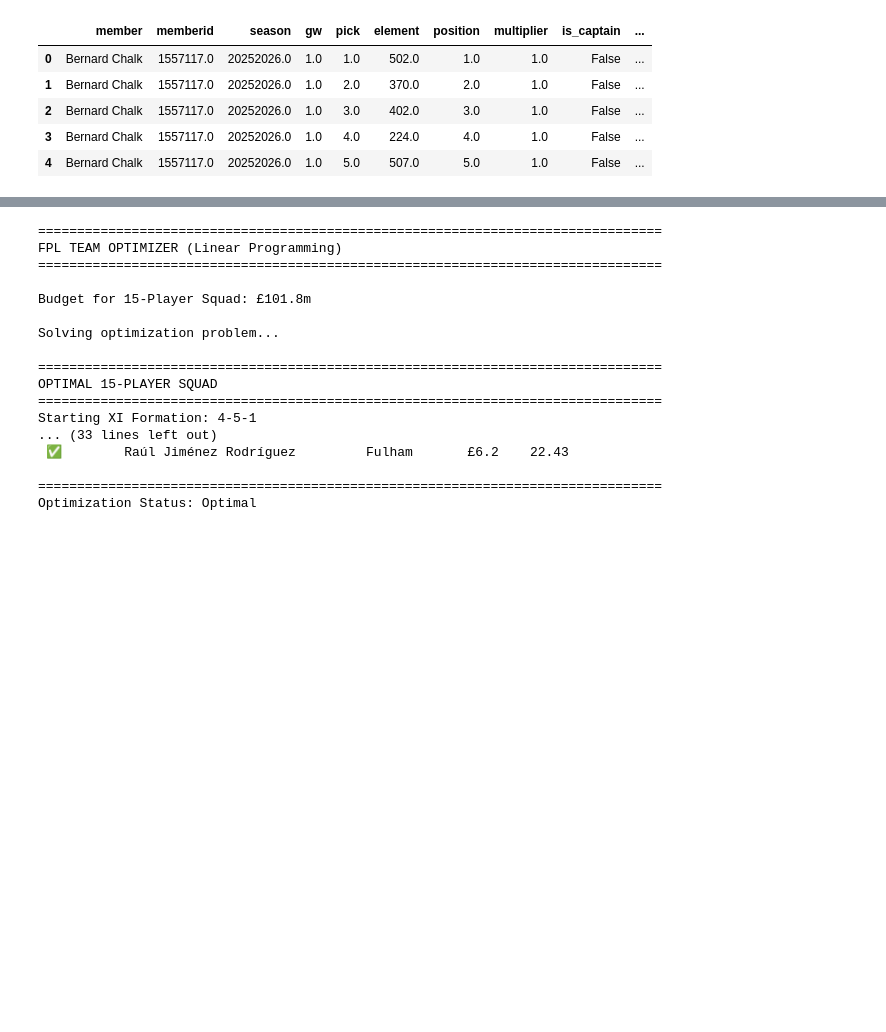
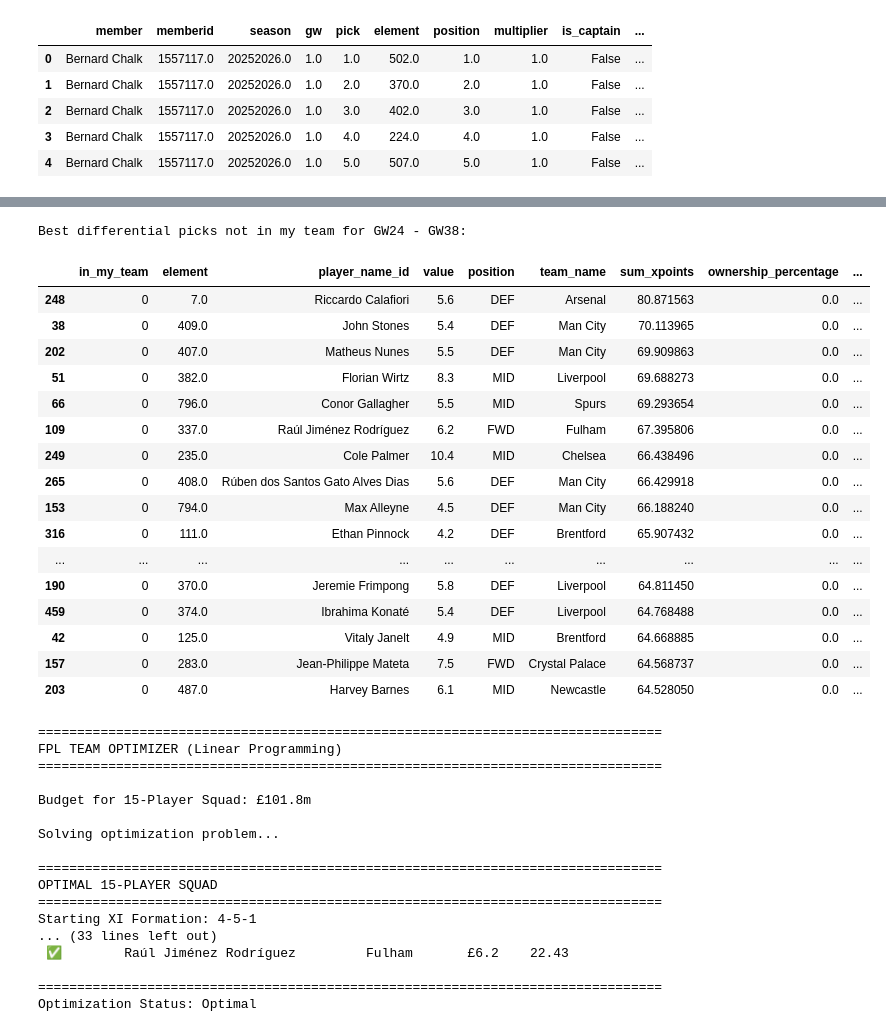
Before and after one commit to chrisimpacts/FPL-Points-Predictor, a Jupyter notebook: DIVX-Team-Analysis.ipynb, the cells around one changed output, grey strips where cells are left out. Saved outputs shown, nothing was run; the diff lists cells and outputs as text; code cells hidden in the pictures; blank space fills up the shorter version.

```diff
--- a/DIVX-Team-Analysis.ipynb
+++ b/DIVX-Team-Analysis.ipynb
@@ -541,3 +370,26 @@ In GW23, the top 20 best differential picks are in GW24 - GW26:
+# %%
+print(f"Best differential picks not in my team for GW{current_gw + 1} - GW38:")
+not_in_my_team_filter = ownership_weighted_predictions['in_my_team'] == 0
+ownership_weighted_predictions[not_in_my_team_filter].sort_values(by='xpoints_net_gain', ascending=False).head(20)
+# %% [output]
+Best differential picks not in my team for GW24 - GW38:
+|  | in_my_team | element | player_name_id | value | position | team_name | sum_xpoints | ownership_percentage | ... |
+| 248 | 0 | 7.0 | Riccardo Calafiori | 5.6 | DEF | Arsenal | 80.871563 | 0.0 | ... |
+| 38 | 0 | 409.0 | John Stones | 5.4 | DEF | Man City | 70.113965 | 0.0 | ... |
+| 202 | 0 | 407.0 | Matheus Nunes | 5.5 | DEF | Man City | 69.909863 | 0.0 | ... |
+| 51 | 0 | 382.0 | Florian Wirtz | 8.3 | MID | Liverpool | 69.688273 | 0.0 | ... |
+| 66 | 0 | 796.0 | Conor Gallagher | 5.5 | MID | Spurs | 69.293654 | 0.0 | ... |
+| 109 | 0 | 337.0 | Raúl Jiménez Rodríguez | 6.2 | FWD | Fulham | 67.395806 | 0.0 | ... |
+| 249 | 0 | 235.0 | Cole Palmer | 10.4 | MID | Chelsea | 66.438496 | 0.0 | ... |
+| 265 | 0 | 408.0 | Rúben dos Santos Gato Alves Dias | 5.6 | DEF | Man City | 66.429918 | 0.0 | ... |
+| 153 | 0 | 794.0 | Max Alleyne | 4.5 | DEF | Man City | 66.188240 | 0.0 | ... |
+| 316 | 0 | 111.0 | Ethan Pinnock | 4.2 | DEF | Brentford | 65.907432 | 0.0 | ... |
+| ... | ... | ... | ... | ... | ... | ... | ... | ... | ... |
+| 190 | 0 | 370.0 | Jeremie Frimpong | 5.8 | DEF | Liverpool | 64.811450 | 0.0 | ... |
+| 459 | 0 | 374.0 | Ibrahima Konaté | 5.4 | DEF | Liverpool | 64.768488 | 0.0 | ... |
+| 42 | 0 | 125.0 | Vitaly Janelt | 4.9 | MID | Brentford | 64.668885 | 0.0 | ... |
+| 157 | 0 | 283.0 | Jean-Philippe Mateta | 7.5 | FWD | Crystal Palace | 64.568737 | 0.0 | ... |
+| 203 | 0 | 487.0 | Harvey Barnes | 6.1 | MID | Newcastle | 64.528050 | 0.0 | ... |
 # %%
 import pandas as pd
 from pulp import *
```
Also changed, not shown: parts of 18 cells of this notebook, 2 other files.
